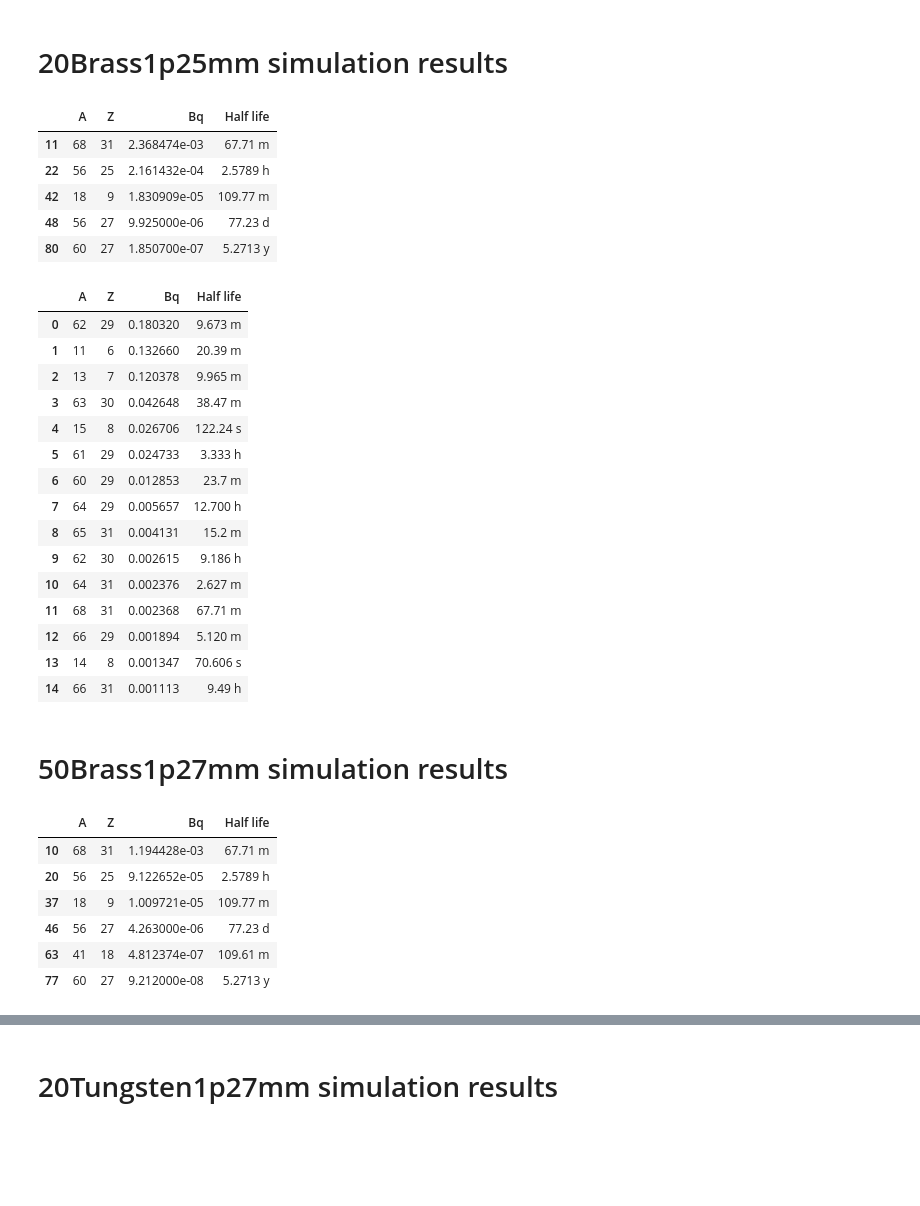
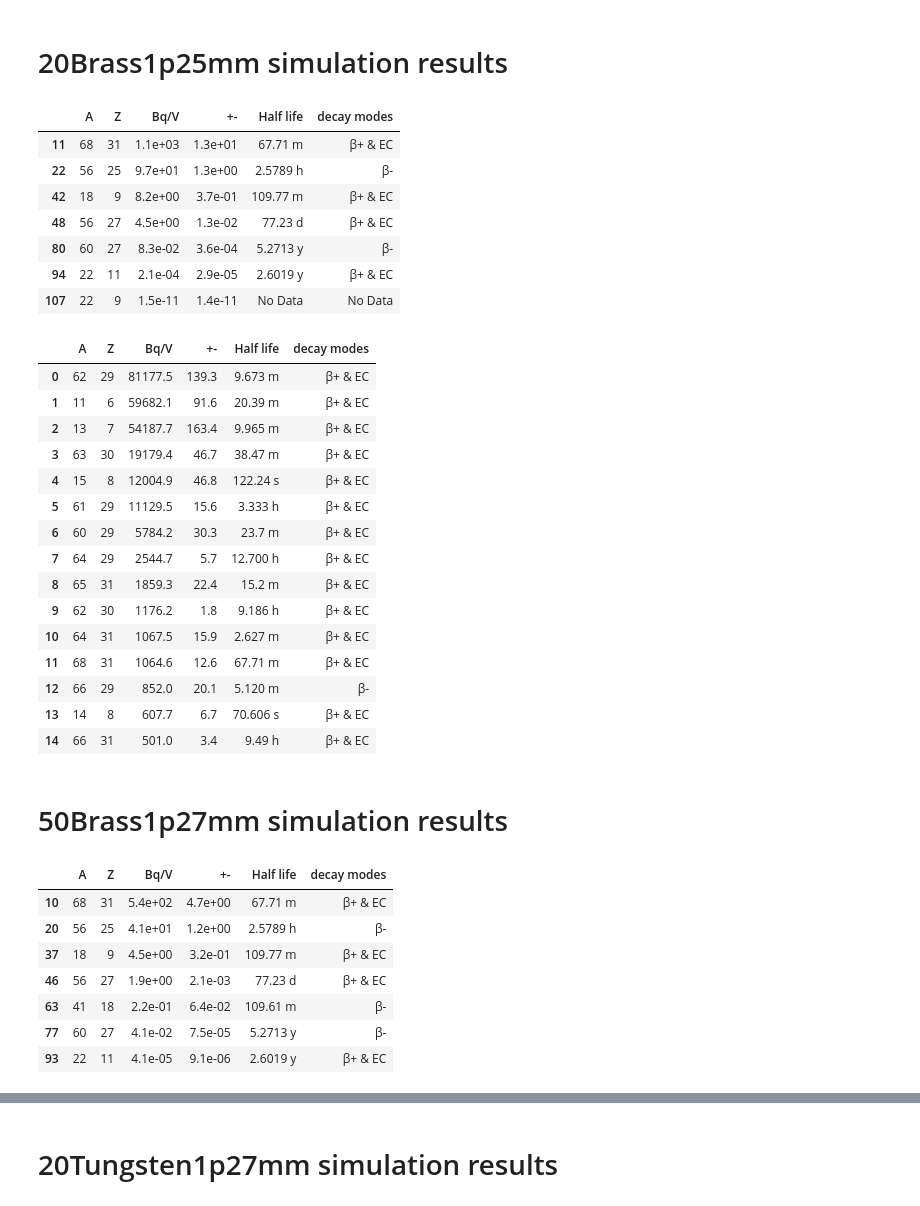
Before and after one commit to sewerininc/fluka_simulations, a Jupyter notebook: python_notebook/first test.ipynb, the cells around one changed output, grey strips where cells are left out. Saved outputs shown, nothing was run; the diff lists cells and outputs as text; code cells hidden in the pictures; blank space fills up the shorter version.

```diff
--- a/python_notebook/first test.ipynb
+++ b/python_notebook/first test.ipynb
@@ -417,36 +486,39 @@ plotter_treat(treatmentplan_grid[4], ["Y", "Z"], swap_dims=False, xlim=[-2.5, 2.
 brass = get_tot_df(brass20_1p25_paths).reset_index()
 b = brass.loc[brass["Bq"] > brass.describe()["Bq"].loc["25%"]].copy()
 b["Half life"] = [catch(A, Z) for A, Z in zip(b["A"], b["Z"])]
+b["decay modes"] = [catch_decay_type(A, Z) for A, Z in zip(b["A"], b["Z"])]
 # %%
 # Compare with experimental results
 b.loc[(b["A"].isin(["56", "18", "22", "56", "68", "60", "89", "103"])) &
-      (b["Z"].isin([27, 18, 9, 11, 25, 31, 40, 44]))]
+      (b["Z"].isin([27, 18, 9, 11, 25, 31, 40, 44]))].rename(columns={"Bq": "Bq/V"})
 # %% [output]
-|  | A | Z | Bq | Half life |
-| 11 | 68 | 31 | 2.368474e-03 | 67.71 m |
-| 22 | 56 | 25 | 2.161432e-04 | 2.5789 h |
-| 42 | 18 | 9 | 1.830909e-05 | 109.77 m |
-| 48 | 56 | 27 | 9.925000e-06 | 77.23 d |
-| 80 | 60 | 27 | 1.850700e-07 | 5.2713 y |
+|  | A | Z | Bq/V | +- | Half life | decay modes |
+| 11 | 68 | 31 | 1.1e+03 | 1.3e+01 | 67.71 m | β+ & EC |
+| 22 | 56 | 25 | 9.7e+01 | 1.3e+00 | 2.5789 h | β- |
+| 42 | 18 | 9 | 8.2e+00 | 3.7e-01 | 109.77 m | β+ & EC |
+| 48 | 56 | 27 | 4.5e+00 | 1.3e-02 | 77.23 d | β+ & EC |
+| 80 | 60 | 27 | 8.3e-02 | 3.6e-04 | 5.2713 y | β- |
+| 94 | 22 | 11 | 2.1e-04 | 2.9e-05 | 2.6019 y | β+ & EC |
+| 107 | 22 | 9 | 1.5e-11 | 1.4e-11 | No Data | No Data |
 # %%
-b[:15]  # TOP 15
+b[:15].rename(columns={"Bq": "Bq/V"})  # TOP 15
 # %% [output]
-|  | A | Z | Bq | Half life |
-| 0 | 62 | 29 | 0.180320 | 9.673 m |
-| 1 | 11 | 6 | 0.132660 | 20.39 m |
-| 2 | 13 | 7 | 0.120378 | 9.965 m |
-| 3 | 63 | 30 | 0.042648 | 38.47 m |
-| 4 | 15 | 8 | 0.026706 | 122.24 s |
-| 5 | 61 | 29 | 0.024733 | 3.333 h |
-| 6 | 60 | 29 | 0.012853 | 23.7 m |
-| 7 | 64 | 29 | 0.005657 | 12.700 h |
-| 8 | 65 | 31 | 0.004131 | 15.2 m |
-| 9 | 62 | 30 | 0.002615 | 9.186 h |
-| 10 | 64 | 31 | 0.002376 | 2.627 m |
-| 11 | 68 | 31 | 0.002368 | 67.71 m |
-| 12 | 66 | 29 | 0.001894 | 5.120 m |
-| 13 | 14 | 8 | 0.001347 | 70.606 s |
-| 14 | 66 | 31 | 0.001113 | 9.49 h |
+|  | A | Z | Bq/V | +- | Half life | decay modes |
+| 0 | 62 | 29 | 81177.5 | 139.3 | 9.673 m | β+ & EC |
+| 1 | 11 | 6 | 59682.1 | 91.6 | 20.39 m | β+ & EC |
+| 2 | 13 | 7 | 54187.7 | 163.4 | 9.965 m | β+ & EC |
+| 3 | 63 | 30 | 19179.4 | 46.7 | 38.47 m | β+ & EC |
+| 4 | 15 | 8 | 12004.9 | 46.8 | 122.24 s | β+ & EC |
+| 5 | 61 | 29 | 11129.5 | 15.6 | 3.333 h | β+ & EC |
+| 6 | 60 | 29 | 5784.2 | 30.3 | 23.7 m | β+ & EC |
+| 7 | 64 | 29 | 2544.7 | 5.7 | 12.700 h | β+ & EC |
+| 8 | 65 | 31 | 1859.3 | 22.4 | 15.2 m | β+ & EC |
+| 9 | 62 | 30 | 1176.2 | 1.8 | 9.186 h | β+ & EC |
+| 10 | 64 | 31 | 1067.5 | 15.9 | 2.627 m | β+ & EC |
+| 11 | 68 | 31 | 1064.6 | 12.6 | 67.71 m | β+ & EC |
+| 12 | 66 | 29 | 852.0 | 20.1 | 5.120 m | β- |
+| 13 | 14 | 8 | 607.7 | 6.7 | 70.606 s | β+ & EC |
+| 14 | 66 | 31 | 501.0 | 3.4 | 9.49 h | β+ & EC |
 # %% [markdown]
 # 50Brass1p27mm simulation results
 # %%
@@ -457,13 +530,14 @@ k["Half life"] = [catch(A, Z) for A, Z in zip(k["A"], k["Z"])]
 # %%
 # Compare with experimental results
 k.loc[(k["A"].isin(["56", "41", "18", "22", "56", "68", "60"])) &
-      (k["Z"].isin([27, 18, 9, 11, 25, 31]))]
+      (k["Z"].isin([27, 18, 9, 11, 25, 31]))].rename(columns={"Bq": "Bq/V"})
 # %% [output]
-|  | A | Z | Bq | Half life |
-| 10 | 68 | 31 | 1.194428e-03 | 67.71 m |
-| 20 | 56 | 25 | 9.122652e-05 | 2.5789 h |
-| 37 | 18 | 9 | 1.009721e-05 | 109.77 m |
-| 46 | 56 | 27 | 4.263000e-06 | 77.23 d |
-| 63 | 41 | 18 | 4.812374e-07 | 109.61 m |
-| 77 | 60 | 27 | 9.212000e-08 | 5.2713 y |
+|  | A | Z | Bq/V | +- | Half life | decay modes |
+| 10 | 68 | 31 | 5.4e+02 | 4.7e+00 | 67.71 m | β+ & EC |
+| 20 | 56 | 25 | 4.1e+01 | 1.2e+00 | 2.5789 h | β- |
+| 37 | 18 | 9 | 4.5e+00 | 3.2e-01 | 109.77 m | β+ & EC |
+| 46 | 56 | 27 | 1.9e+00 | 2.1e-03 | 77.23 d | β+ & EC |
+| 63 | 41 | 18 | 2.2e-01 | 6.4e-02 | 109.61 m | β- |
+| 77 | 60 | 27 | 4.1e-02 | 7.5e-05 | 5.2713 y | β- |
+| 93 | 22 | 11 | 4.1e-05 | 9.1e-06 | 2.6019 y | β+ & EC |
 # %%
```
Also changed, not shown: parts of 53 cells of this notebook, 2 other files.
